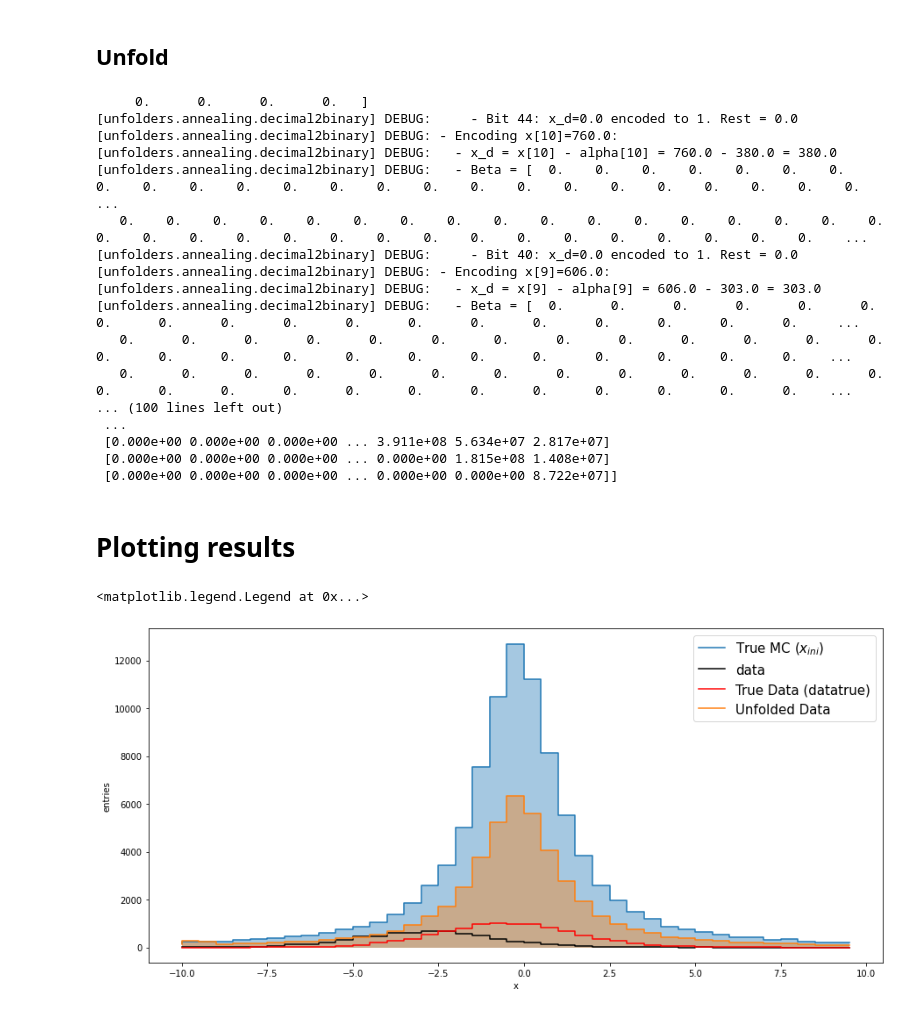
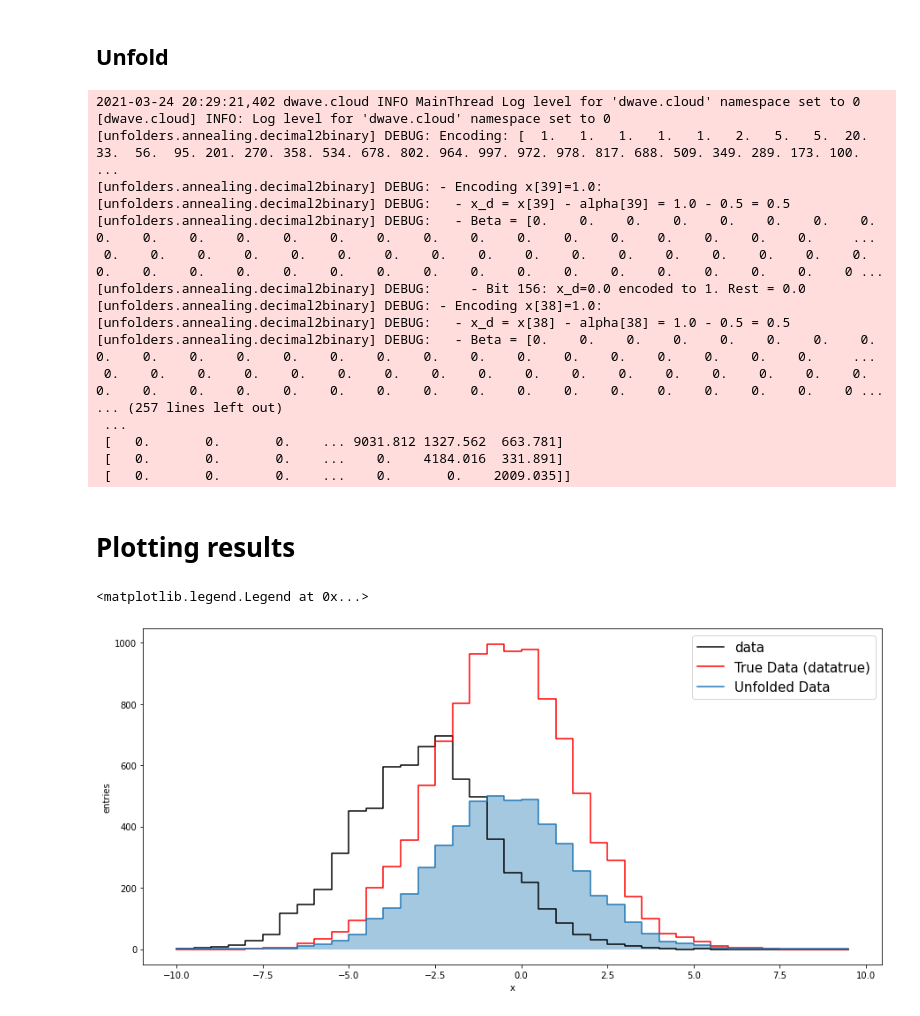
Before and after one commit to peguerosdc/unfolding_benchmark, a Jupyter notebook: example - simulated annealing.ipynb, the cells around one changed output. Cells and saved outputs as stored; diff of their text form; code cells hidden in the pictures.

```diff
--- a/example - simulated annealing.ipynb
+++ b/example - simulated annealing.ipynb
@@ -133,53 +133,54 @@ plt.legend(prop={'size': 15})
 from unfolders.annealing import QUBOUnfolder, backends
 
 # unfold with simulated annealing
+# adding +1 to avoid division over zero
 unfolder_annealing = QUBOUnfolder(
-    xinipy, Adetpy, datapy, n_bits=4, weight_regularization=0
+    datatruepy+1, Adetpy, datapy, n_bits=4, weight_regularization=0
 )
 annealer = backends.SimulatedAnnealingBackend(50)
 x_unfolded = unfolder_annealing.solve(annealer)
 # %% [output]
-     0.      0.      0.      0.   ]
-[unfolders.annealing.decimal2binary] DEBUG:     - Bit 44: x_d=0.0 encoded to 1. Rest = 0.0
-[unfolders.annealing.decimal2binary] DEBUG: - Encoding x[10]=760.0:
-[unfolders.annealing.decimal2binary] DEBUG:   - x_d = x[10] - alpha[10] = 760.0 - 380.0 = 380.0
-[unfolders.annealing.decimal2binary] DEBUG:   - Beta = [  0.    0.    0.    0.    0.    0.    0.    0.    0.    0.    0.    0.    0.    0.    0.    0.    0.    0.    0.    0.    0.    0.    0.    0.   ...
-   0.    0.    0.    0.    0.    0.    0.    0.    0.    0.    0.    0.    0.    0.    0.    0.    0.    0.    0.    0.    0.    0.    0.    0.    0.    0.    0.    0.    0.    0.    0.    0.    0.    ...
-[unfolders.annealing.decimal2binary] DEBUG:     - Bit 40: x_d=0.0 encoded to 1. Rest = 0.0
-[unfolders.annealing.decimal2binary] DEBUG: - Encoding x[9]=606.0:
-[unfolders.annealing.decimal2binary] DEBUG:   - x_d = x[9] - alpha[9] = 606.0 - 303.0 = 303.0
-[unfolders.annealing.decimal2binary] DEBUG:   - Beta = [  0.      0.      0.      0.      0.      0.      0.      0.      0.      0.      0.      0.      0.      0.      0.      0.      0.      0.     ...
-   0.      0.      0.      0.      0.      0.      0.      0.      0.      0.      0.      0.      0.      0.      0.      0.      0.      0.      0.      0.      0.      0.      0.      0.      0.    ...
-   0.      0.      0.      0.      0.      0.      0.      0.      0.      0.      0.      0.      0.      0.      0.      0.      0.      0.      0.      0.      0.      0.      0.      0.      0.    ...
-... (100 lines left out)
+2021-03-24 20:29:21,402 dwave.cloud INFO MainThread Log level for 'dwave.cloud' namespace set to 0
+[dwave.cloud] INFO: Log level for 'dwave.cloud' namespace set to 0
+[unfolders.annealing.decimal2binary] DEBUG: Encoding: [  1.   1.   1.   1.   1.   2.   5.   5.  20.  33.  56.  95. 201. 270. 358. 534. 678. 802. 964. 997. 972. 978. 817. 688. 509. 349. 289. 173. 100.  ...
+[unfolders.annealing.decimal2binary] DEBUG: - Encoding x[39]=1.0:
+[unfolders.annealing.decimal2binary] DEBUG:   - x_d = x[39] - alpha[39] = 1.0 - 0.5 = 0.5
+[unfolders.annealing.decimal2binary] DEBUG:   - Beta = [0.    0.    0.    0.    0.    0.    0.    0.    0.    0.    0.    0.    0.    0.    0.    0.    0.    0.    0.    0.    0.    0.    0.    0.     ...
+ 0.    0.    0.    0.    0.    0.    0.    0.    0.    0.    0.    0.    0.    0.    0.    0.    0.    0.    0.    0.    0.    0.    0.    0.    0.    0.    0.    0.    0.    0.    0.    0.    0.    0 ...
+[unfolders.annealing.decimal2binary] DEBUG:     - Bit 156: x_d=0.0 encoded to 1. Rest = 0.0
+[unfolders.annealing.decimal2binary] DEBUG: - Encoding x[38]=1.0:
+[unfolders.annealing.decimal2binary] DEBUG:   - x_d = x[38] - alpha[38] = 1.0 - 0.5 = 0.5
+[unfolders.annealing.decimal2binary] DEBUG:   - Beta = [0.    0.    0.    0.    0.    0.    0.    0.    0.    0.    0.    0.    0.    0.    0.    0.    0.    0.    0.    0.    0.    0.    0.    0.     ...
+ 0.    0.    0.    0.    0.    0.    0.    0.    0.    0.    0.    0.    0.    0.    0.    0.    0.    0.    0.    0.    0.    0.    0.    0.    0.    0.    0.    0.    0.    0.    0.    0.    0.    0 ...
+... (257 lines left out)
  ...
- [0.000e+00 0.000e+00 0.000e+00 ... 3.911e+08 5.634e+07 2.817e+07]
- [0.000e+00 0.000e+00 0.000e+00 ... 0.000e+00 1.815e+08 1.408e+07]
- [0.000e+00 0.000e+00 0.000e+00 ... 0.000e+00 0.000e+00 8.722e+07]]
+ [   0.       0.       0.    ... 9031.812 1327.562  663.781]
+ [   0.       0.       0.    ...    0.    4184.016  331.891]
+ [   0.       0.       0.    ...    0.       0.    2009.035]]
 # %% [markdown]
 # Plotting results
 # %%
 # re-scale xini
 # xini.Scale(0.7 * datatrue.Integral() / xini.Integral())
 # xinipy, xinipy_edges = root_numpy.hist2array(xini, return_edges=True)
 
 axis = xinipy_edges[0][:-1]
 plt.figure(figsize=(15, 7))
 
-# plot what is to be reconstructed
-plt.step(axis, xinipy, fillstyle="bottom", label="True MC ($x_{ini}$)")
-plt.fill_between(axis, xinipy, step="pre", alpha=0.4)
+# plot the distribution from which the Response matrix is taken
+# plt.step(axis, xinipy, fillstyle="bottom", label="True MC ($x_{ini}$)")
+# plt.fill_between(axis, xinipy, step="pre", alpha=0.4)
 # plot what was measured
 plt.step(axis, datapy, fillstyle="bottom", label="data", color="black")
 # plot the true data that generated the measurement
 plt.step(axis, datatruepy, fillstyle="bottom", label="True Data (datatrue)", color="red")
 # plot unfolded
 plt.step(axis, x_unfolded, fillstyle="bottom", label="Unfolded Data")
 plt.fill_between(axis, x_unfolded, step="pre", alpha=0.4)
 
 plt.xlabel("x")
 plt.ylabel("entries")
 plt.legend(prop={'size': 15})
 # %% [output]
 <matplotlib.legend.Legend at 0x...>
-[figure, old version]
+[figure, new version]
```
Also changed, not shown: 1 other file.
